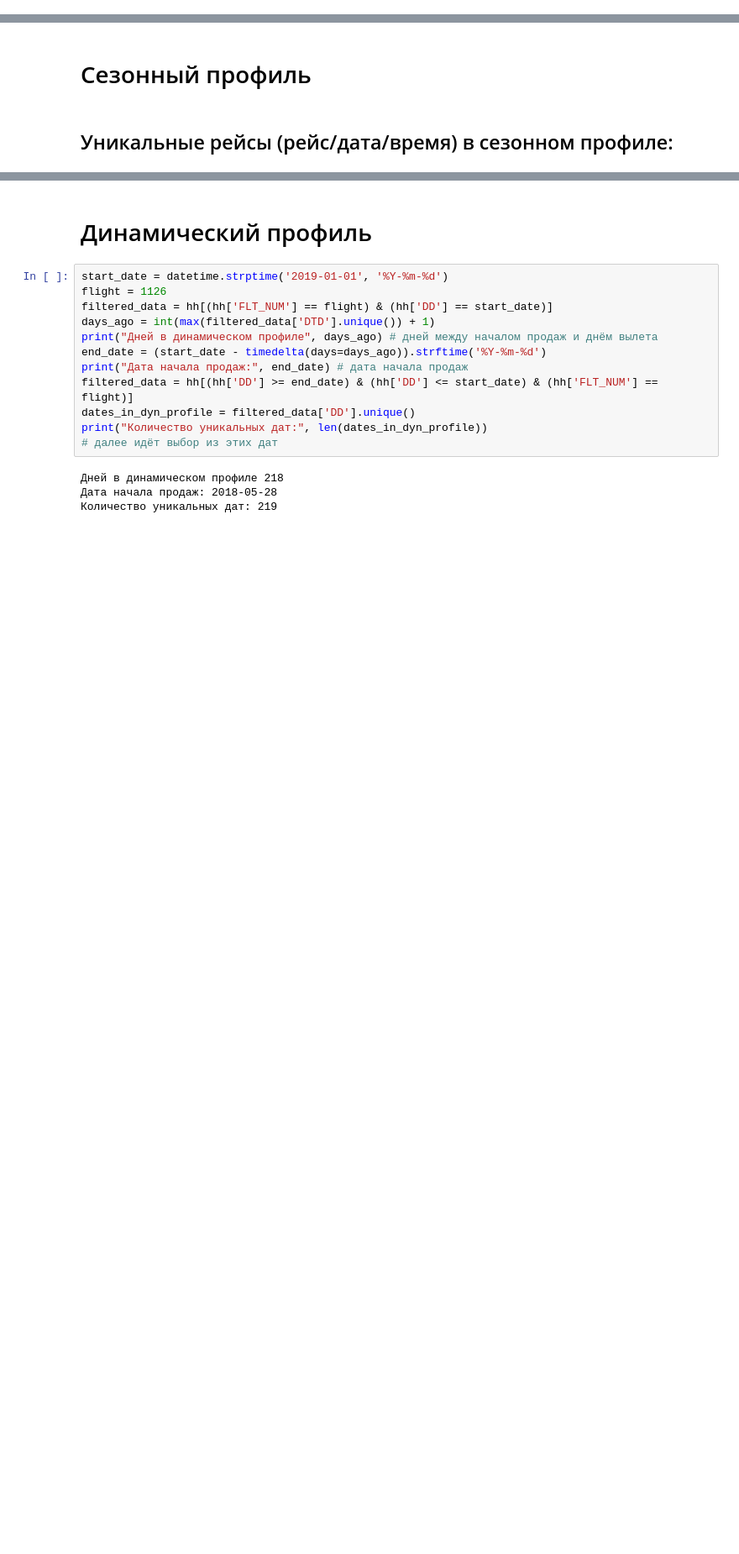
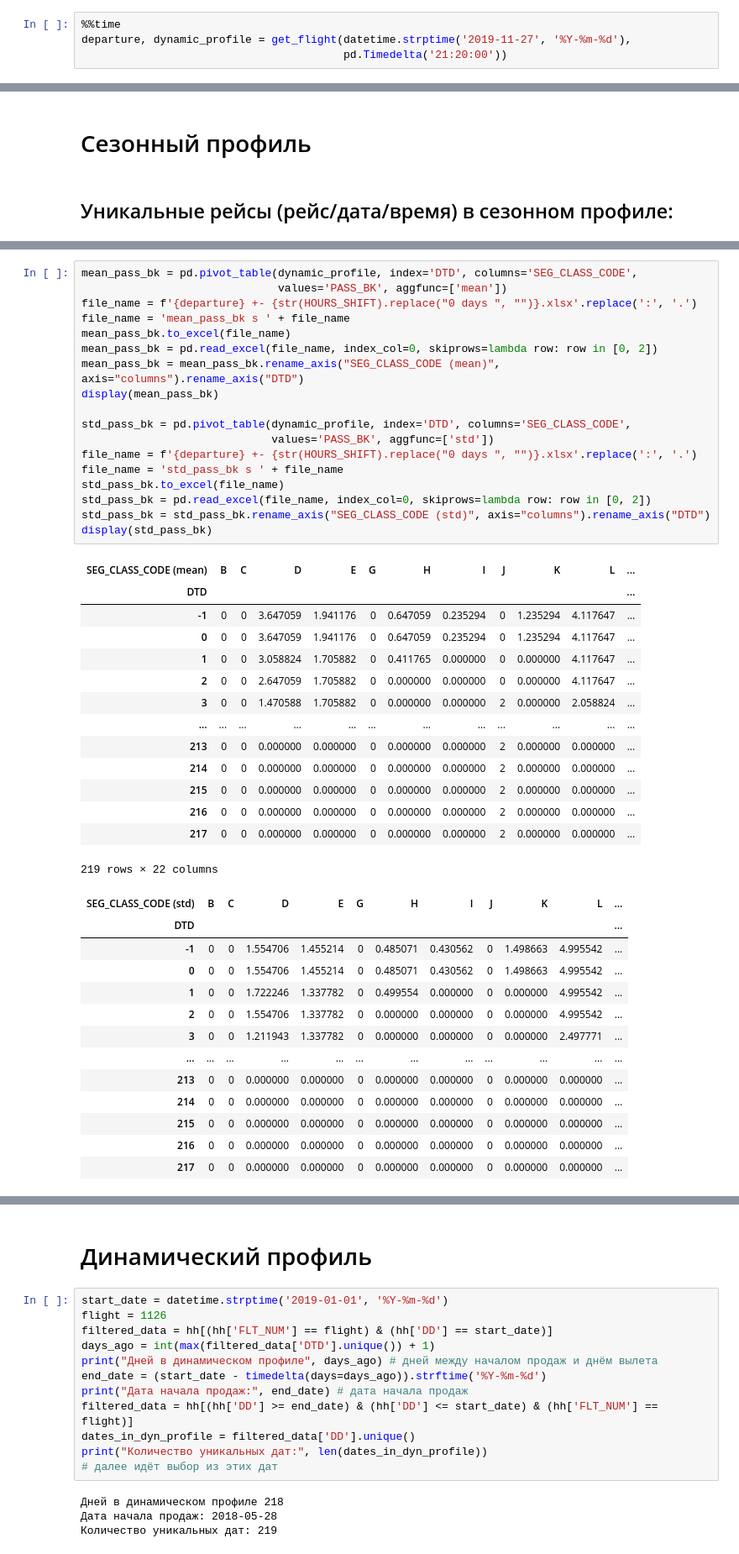
Before and after one commit to Flyer-DM/aeroflot_ML, a Jupyter notebook: профили сезонов.ipynb, the cells around one changed output, grey strips where cells are left out. Shown: that part at 84% size. Saved outputs shown, nothing was run; the diff lists cells and outputs as text; blank space fills up the shorter version.

```diff
--- a/профили сезонов.ipynb
+++ b/профили сезонов.ipynb
@@ -103,0 +92,4 @@ Wall time: 5.18 s
+# %%
+%%time
+departure, dynamic_profile = get_flight(datetime.strptime('2019-11-27', '%Y-%m-%d'),
+                                        pd.Timedelta('21:20:00'))
@@ -181,0 +135,46 @@ display(std_pass_bk)
+# %%
+mean_pass_bk = pd.pivot_table(dynamic_profile, index='DTD', columns='SEG_CLASS_CODE',
+                              values='PASS_BK', aggfunc=['mean'])
+file_name = f'{departure} +- {str(HOURS_SHIFT).replace("0 days ", "")}.xlsx'.replace(':', '.')
+file_name = 'mean_pass_bk s ' + file_name
+mean_pass_bk.to_excel(file_name)
+mean_pass_bk = pd.read_excel(file_name, index_col=0, skiprows=lambda row: row in [0, 2])
+mean_pass_bk = mean_pass_bk.rename_axis("SEG_CLASS_CODE (mean)", axis="columns").rename_axis("DTD")
+display(mean_pass_bk)
+
+std_pass_bk = pd.pivot_table(dynamic_profile, index='DTD', columns='SEG_CLASS_CODE',
+                             values='PASS_BK', aggfunc=['std'])
+file_name = f'{departure} +- {str(HOURS_SHIFT).replace("0 days ", "")}.xlsx'.replace(':', '.')
+file_name = 'std_pass_bk s ' + file_name
+std_pass_bk.to_excel(file_name)
+std_pass_bk = pd.read_excel(file_name, index_col=0, skiprows=lambda row: row in [0, 2])
+std_pass_bk = std_pass_bk.rename_axis("SEG_CLASS_CODE (std)", axis="columns").rename_axis("DTD")
+display(std_pass_bk)
+# %% [output]
+| SEG_CLASS_CODE (mean) | B | C | D | E | G | H | I | J | K | L | ... |
+| DTD |  |  |  |  |  |  |  |  |  |  | ... |
+| -1 | 0 | 0 | 3.647059 | 1.941176 | 0 | 0.647059 | 0.235294 | 0 | 1.235294 | 4.117647 | ... |
+| 0 | 0 | 0 | 3.647059 | 1.941176 | 0 | 0.647059 | 0.235294 | 0 | 1.235294 | 4.117647 | ... |
+| 1 | 0 | 0 | 3.058824 | 1.705882 | 0 | 0.411765 | 0.000000 | 0 | 0.000000 | 4.117647 | ... |
+| 2 | 0 | 0 | 2.647059 | 1.705882 | 0 | 0.000000 | 0.000000 | 0 | 0.000000 | 4.117647 | ... |
+| 3 | 0 | 0 | 1.470588 | 1.705882 | 0 | 0.000000 | 0.000000 | 2 | 0.000000 | 2.058824 | ... |
+| ... | ... | ... | ... | ... | ... | ... | ... | ... | ... | ... | ... |
+| 213 | 0 | 0 | 0.000000 | 0.000000 | 0 | 0.000000 | 0.000000 | 2 | 0.000000 | 0.000000 | ... |
+| 214 | 0 | 0 | 0.000000 | 0.000000 | 0 | 0.000000 | 0.000000 | 2 | 0.000000 | 0.000000 | ... |
+| 215 | 0 | 0 | 0.000000 | 0.000000 | 0 | 0.000000 | 0.000000 | 2 | 0.000000 | 0.000000 | ... |
+| 216 | 0 | 0 | 0.000000 | 0.000000 | 0 | 0.000000 | 0.000000 | 2 | 0.000000 | 0.000000 | ... |
+| 217 | 0 | 0 | 0.000000 | 0.000000 | 0 | 0.000000 | 0.000000 | 2 | 0.000000 | 0.000000 | ... |
+219 rows × 22 columns
+| SEG_CLASS_CODE (std) | B | C | D | E | G | H | I | J | K | L | ... |
+| DTD |  |  |  |  |  |  |  |  |  |  | ... |
+| -1 | 0 | 0 | 1.554706 | 1.455214 | 0 | 0.485071 | 0.430562 | 0 | 1.498663 | 4.995542 | ... |
+| 0 | 0 | 0 | 1.554706 | 1.455214 | 0 | 0.485071 | 0.430562 | 0 | 1.498663 | 4.995542 | ... |
+| 1 | 0 | 0 | 1.722246 | 1.337782 | 0 | 0.499554 | 0.000000 | 0 | 0.000000 | 4.995542 | ... |
+| 2 | 0 | 0 | 1.554706 | 1.337782 | 0 | 0.000000 | 0.000000 | 0 | 0.000000 | 4.995542 | ... |
+| 3 | 0 | 0 | 1.211943 | 1.337782 | 0 | 0.000000 | 0.000000 | 0 | 0.000000 | 2.497771 | ... |
+| ... | ... | ... | ... | ... | ... | ... | ... | ... | ... | ... | ... |
+| 213 | 0 | 0 | 0.000000 | 0.000000 | 0 | 0.000000 | 0.000000 | 0 | 0.000000 | 0.000000 | ... |
+| 214 | 0 | 0 | 0.000000 | 0.000000 | 0 | 0.000000 | 0.000000 | 0 | 0.000000 | 0.000000 | ... |
+| 215 | 0 | 0 | 0.000000 | 0.000000 | 0 | 0.000000 | 0.000000 | 0 | 0.000000 | 0.000000 | ... |
+| 216 | 0 | 0 | 0.000000 | 0.000000 | 0 | 0.000000 | 0.000000 | 0 | 0.000000 | 0.000000 | ... |
+| 217 | 0 | 0 | 0.000000 | 0.000000 | 0 | 0.000000 | 0.000000 | 0 | 0.000000 | 0.000000 | ... |
```
Also changed, not shown: parts of 16 cells of this notebook.
